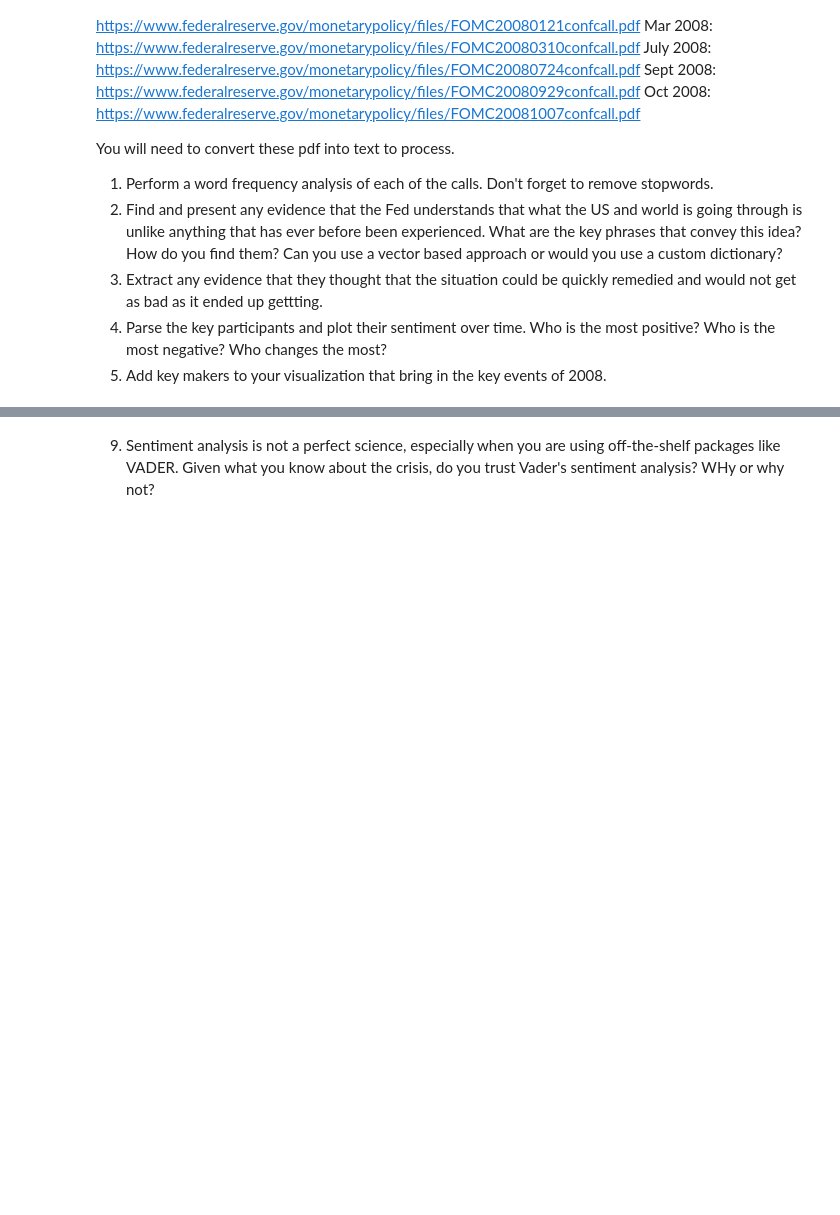
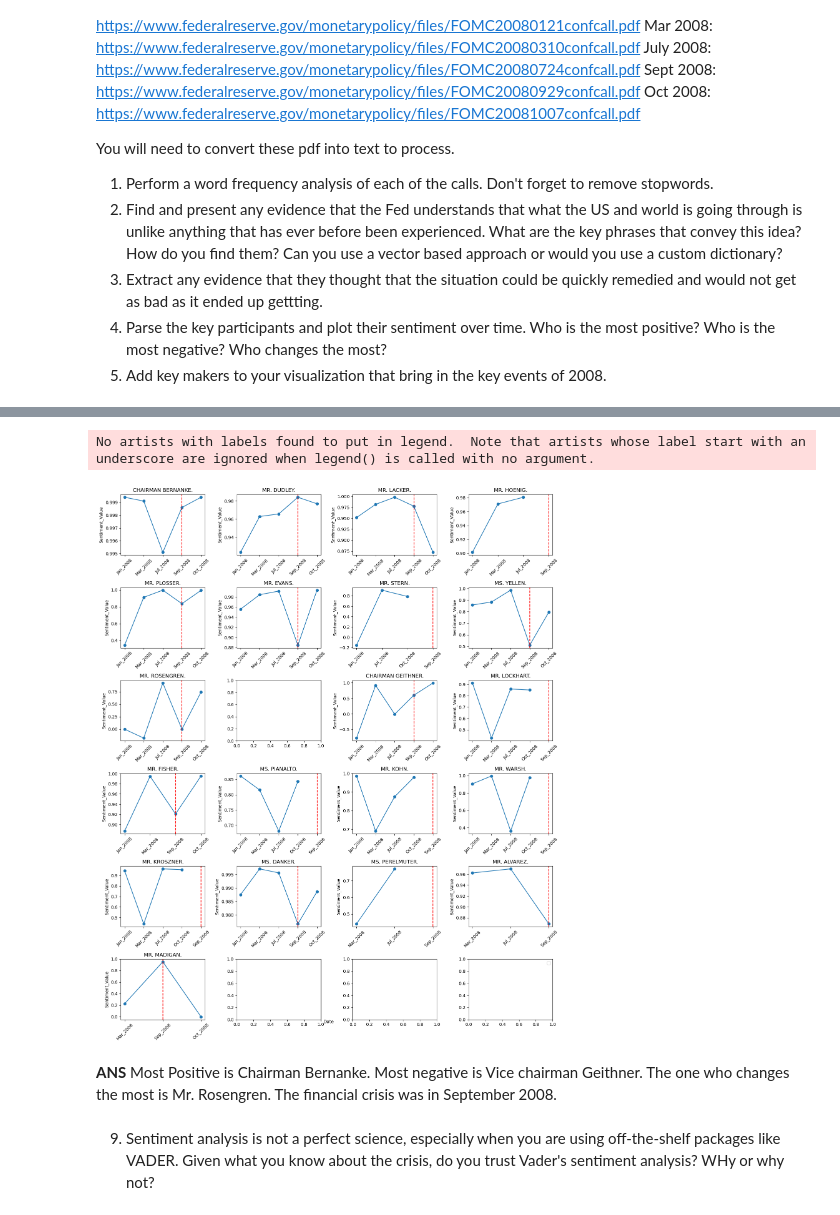
Before and after one commit to Datadili/Applied-Python-Psets, a Jupyter notebook: pset_5/pset5.ipynb, the cells around one changed output, grey strips where cells are left out. Saved outputs shown, nothing was run; the diff lists cells and outputs as text; code cells hidden in the pictures; blank space fills up the shorter version.

Commit message:
This was too tight a deadline

```diff
--- a/pset_5/pset5.ipynb
+++ b/pset_5/pset5.ipynb
@@ -669,3 +605,66 @@ plt.show()
+# %%
+import matplotlib.pyplot as plt
+import pandas as pd
+
+# Assuming combined_data is your DataFrame containing the data
+
+# Get unique speakers
+speakers = combined_data["Speaker"].unique()
+
+# Calculate number of rows and columns for subplot grid
+num_rows = 6
+num_cols = 4
+
+# Initialize figure and axis with a smaller figsize
+fig, axs = plt.subplots(num_rows, num_cols, figsize=(15, 3*num_rows))
+
+# Loop through speakers
+for i, speaker in enumerate(speakers):
+    # Calculate row and column index in the subplot grid
+    row_index = i // num_cols
+    col_index = i % num_cols
+
+    # Filter data to keep rows of a speaker
+    d = combined_data[combined_data["Speaker"] == speaker]
+    # Filter sentiment compound
+    d = d[d['Sentiment'] == 'compound']
+    # Get Sentiment_Value and Date
+    y = d["Sentiment_Value"]
+    x = d['Date']
+
+    # Check if there is more than one unique date
+    if len(x.unique()) > 1:
+        # Plot the data for the current speaker on the corresponding subplot
+        axs[row_index, col_index].plot(x, y, marker = 'o', lw=1.5, label=speaker)
+
+        # Set subplot title
+        axs[row_index, col_index].set_title(speaker)
+        # Set subplot ylabel
+        axs[row_index, col_index].set_ylabel("Sentiment_Value")
+        # Rotate x-axis labels for better readability
+        axs[row_index, col_index].tick_params(axis='x', rotation=45)
+
+        # Add vertical line for x = Sep_2008
+        axs[row_index, col_index].axvline(x='Sep_2008', color='red', linestyle='--')
+
+    #else:
+        # Hide subplot if there is only one unique date
+      #  axs[row_index, col_index].axis('off')
+
+# Add legend to the last subplot
+axs[-1, -1].legend()
+
+# Set common x-label
+fig.text(0.5, 0.04, 'Date', ha='center')
+# Adjust layout
+plt.tight_layout()
+# Show plot
+plt.show()
+# %% [output]
+No artists with labels found to put in legend.  Note that artists whose label start with an underscore are ignored when legend() is called with no argument.
+[figure, added]
+# %% [markdown]
+**ANS** Most Positive is Chairman Bernanke. Most negative is Vice chairman Geithner. The one who changes the most is Mr. Rosengren. The financial crisis was in September 2008.
 # %% [markdown]
 9. Sentiment analysis is not a perfect science, especially when you are using off-the-shelf packages like VADER. Given what you know about the crisis, do you trust Vader's sentiment analysis? WHy or why not?
 # %% [markdown]
```
Also changed, not shown: parts of 20 cells of this notebook.
